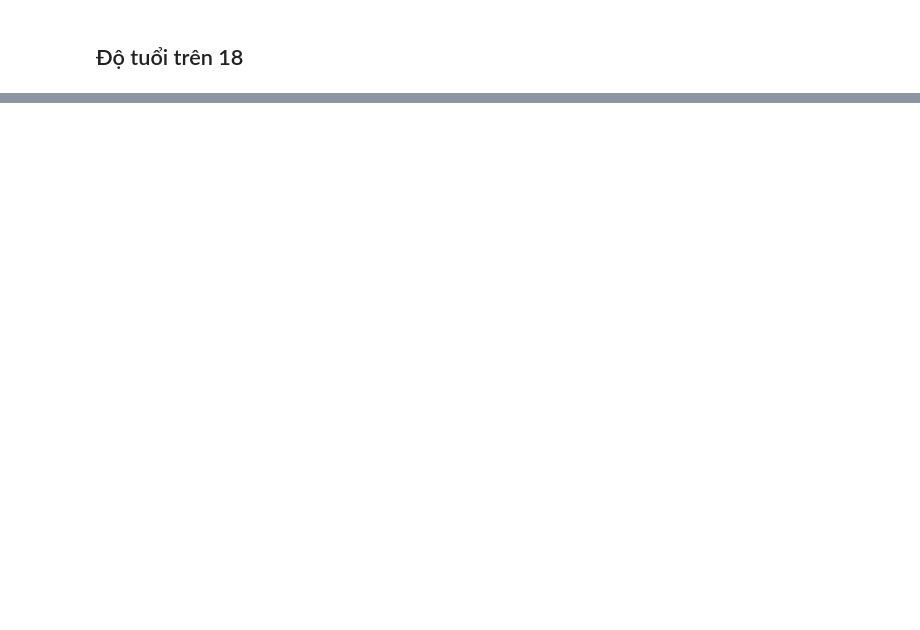
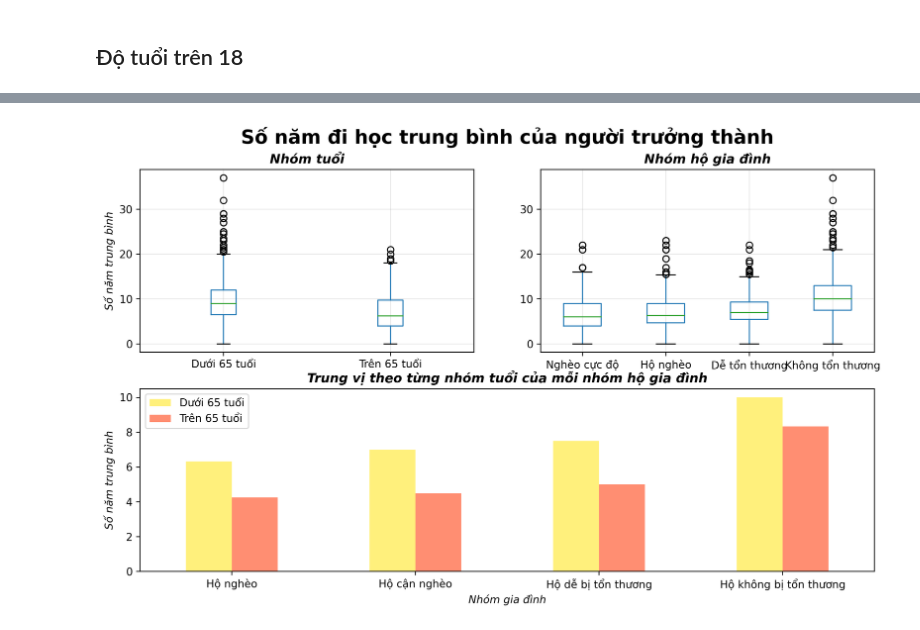
Before and after one commit to iam-Dylan/costa-rican-household, a Jupyter notebook: source/eda_DK.ipynb, the cells around one changed output, grey strips where cells are left out. Drawn from its saved outputs; the diff is of its cells as text; code cells hidden in the pictures; blank space fills up the shorter version.

```diff
--- a/source/eda_DK.ipynb
+++ b/source/eda_DK.ipynb
@@ -239,0 +243,3 @@ over_18
+# %%
+average_schooling = over_18[['age', 'meaneduc', 'bin_age', 'Target']].copy()
+average_schooling
@@ -239,0 +260,37 @@ over_18
+# %%
+# Plot bar chart for 'meaneduc' with 'bin_age' and 'Target' of average_schooling
+fig = plt.figure()
+
+gs = fig.add_gridspec(2,2)
+ax_left = fig.add_subplot(gs[0, 0])
+ax_right = fig.add_subplot(gs[0, 1])
+ax_bottom = fig.add_subplot(gs[1, :])
+
+# Box plot
+average_schooling.boxplot(by='bin_age', column='meaneduc', ax=ax_left, grid=True);
+average_schooling.boxplot(by='Target', column='meaneduc', ax=ax_right, grid=True);
+
+plt.suptitle('Số năm đi học trung bình của người trưởng thành', weight='bold', fontsize=18);
+ax_left.set_title('Nhóm tuổi',  fontdict={'weight':'bold', 'style':'italic', 'fontsize':12});
+ax_right.set_title('Nhóm hộ gia đình',  fontdict={'weight':'bold', 'style':'italic', 'fontsize':12});
+
+ax_left.set_xlabel('');
+ax_right.set_xlabel('');
+ax_right.set_xticklabels(['Nghèo cực độ', 'Hộ nghèo', 'Dễ tổn thương', 'Không tổn thương'], rotation=0);
+ax_left.set_ylabel('Số năm trung bình', style='italic');
+
+ax_left.grid(alpha=0.3);
+ax_right.grid(alpha=0.3);
+
+# Bar chart
+group_schooling = average_schooling[['Target', 'bin_age', 'meaneduc']].groupby(['Target', 'bin_age']).median()
+group_schooling = group_schooling.stack().unstack([-2,-1]).rename_axis((None, None), axis=1)
+group_schooling.columns = group_schooling.columns.droplevel(1)
+
+group_schooling.plot(kind='bar', ax=ax_bottom, color=['#fff07c', '#FF8E72']);
+ax_bottom.set_xlabel('Nhóm gia đình', style='italic');
+ax_bottom.set_xticklabels(['Hộ nghèo', 'Hộ cận nghèo', 'Hộ dễ bị tổn thương', 'Hộ không bị tổn thương'], rotation=0);
+ax_bottom.set_ylabel('Số năm trung bình', style='italic');
+ax_bottom.set_title('Trung vị theo từng nhóm tuổi của mỗi nhóm hộ gia đình',  fontdict={'weight':'bold', 'style':'italic', 'fontsize':12});
+# %% [output]
+[figure, added]
```
Also changed, not shown: parts of 12 cells of this notebook.
